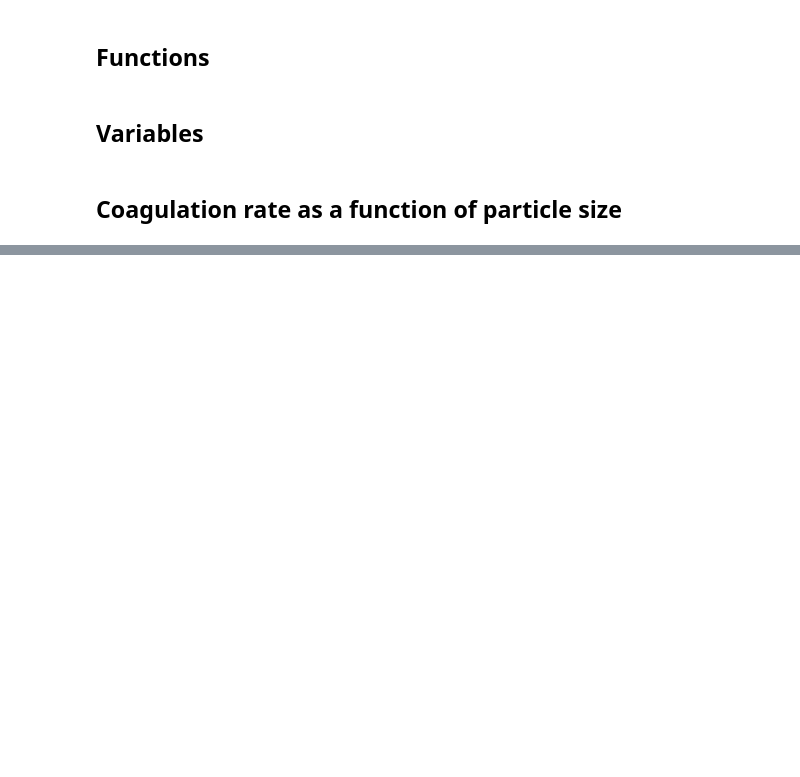
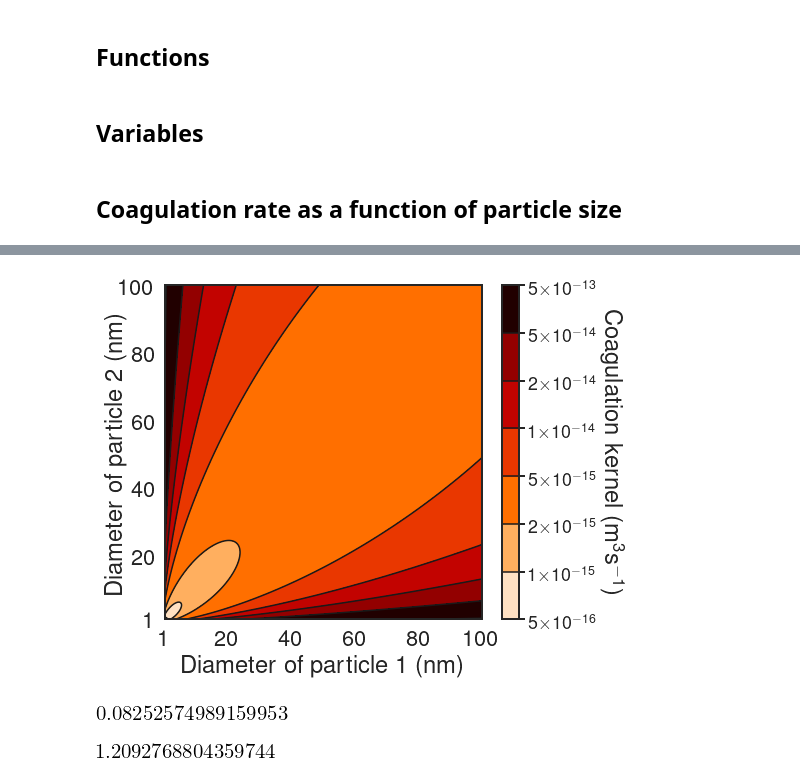
Before and after one commit to caos21/ndust, a Jupyter notebook: press/Coagulation-Rate.ipynb, the cells around one changed output, grey strips where cells are left out. Saved outputs shown, nothing was run; the diff lists cells and outputs as text; code cells hidden in the pictures; blank space fills up the shorter version.

```diff
--- a/press/Coagulation-Rate.ipynb
+++ b/press/Coagulation-Rate.ipynb
@@ -144,0 +167,4 @@ np.min(bf)
+# %%
+plot_beta()
+# %% [output]
+[figure, added]
@@ -144,0 +181,8 @@ np.min(bf)
+# %%
+dexp
+# %% [output]
+[figure, added]
+# %%
+10.0**dexp
+# %% [output]
+[figure, added]
```
Also changed, not shown: parts of 75 cells of this notebook, 20 other files.
